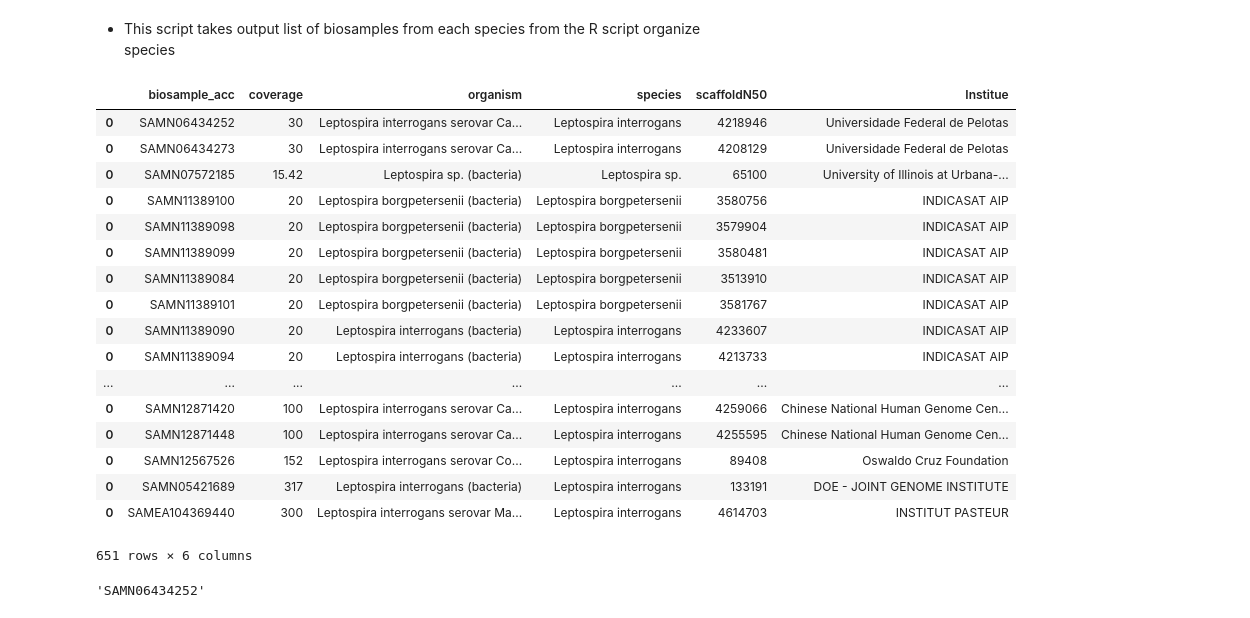
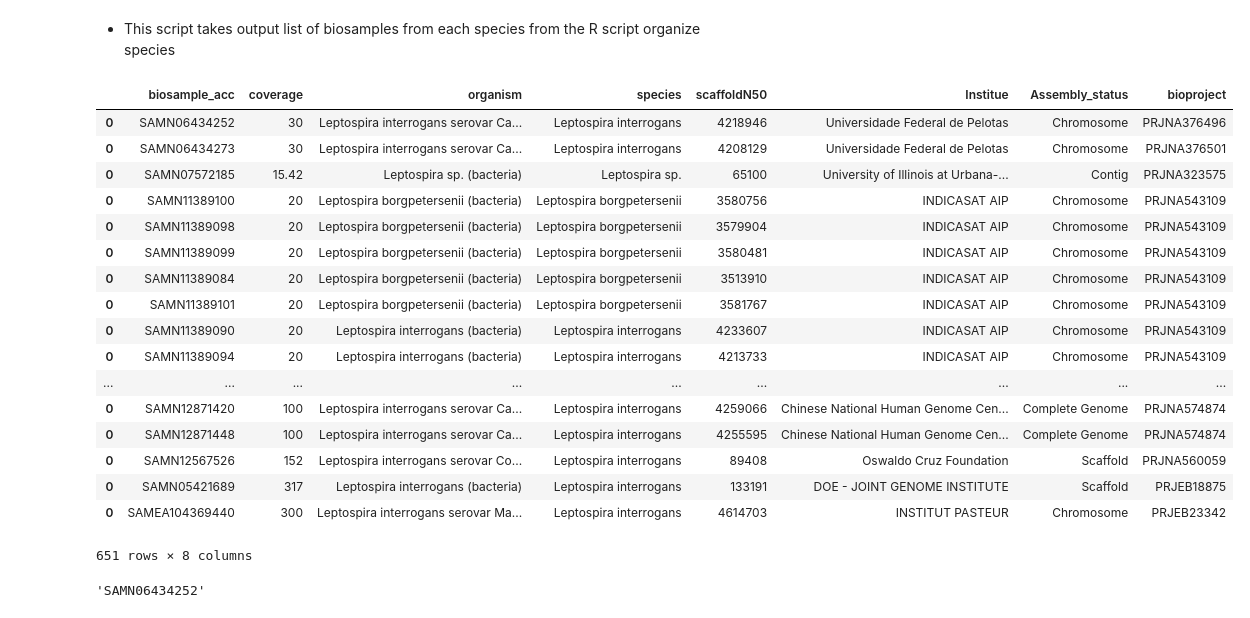
Before and after one commit to salvadorlab/Lepto-Phylogeography, a Jupyter notebook: assemblies_quality.ipynb, the cells around one changed output. Drawn from its saved outputs; the diff is of its cells as text; code cells hidden in the pictures.

```diff
--- a/assemblies_quality.ipynb
+++ b/assemblies_quality.ipynb
@@ -22,45 +22,47 @@ biosamples = biosamples.drop("Sample",1)
 # %%
 # get coverage for each isolate
 path = "/Users/rx32940/Dropbox/5.Rachel-projects/Phylogeography/Lepto_assemblies_V2/ncbi_assemblies/"
 
 # the xml file was fixed by addind a root and heading (one xml can only have one root)
 doc = ET.parse(path + "ncbi_assemblies_full.xml") # xml object, biosample result file downloaded directly from ncbi with all_assemblies list
 
 root = doc.getroot() # get the root element
 
 full_cov = pd.DataFrame()
 for isolate in root.findall("DocumentSummary"):
     acc = isolate.find("BioSampleAccn").text
     cov = isolate.find("Coverage").text
     org = isolate.find("Organism").text
     species = isolate.find("SpeciesName").text
     N50 = isolate.find("ScaffoldN50").text
     inst = isolate.find("SubmitterOrganization").text
+    complete = isolate.find("AssemblyStatus").text
+    proj = isolate.find("GB_BioProjects").find("Bioproj").find("BioprojectAccn").text
 
-    coverage = pd.DataFrame({"biosample_acc":[acc],"coverage":[cov],"organism":[org],"species":[species], "scaffoldN50": [N50], "Institue":[inst]},
-                            columns = ["biosample_acc","coverage","organism","species","scaffoldN50","Institue"])
+    coverage = pd.DataFrame({"biosample_acc":[acc],"coverage":[cov],"organism":[org],"species":[species], "scaffoldN50": [N50], "Institue":[inst], "Assembly_status":[complete],"bioproject":[proj]},
+                            columns = ["biosample_acc","coverage","organism","species","scaffoldN50","Institue","Assembly_status","bioproject"])
     full_cov = full_cov.append(coverage)
 
 full_cov
 # %% [output]
-|  | biosample_acc | coverage | organism | species | scaffoldN50 | Institue |
-| 0 | SAMN06434252 | 30 | Leptospira interrogans serovar Ca... | Leptospira interrogans | 4218946 | Universidade Federal de Pelotas |
-| 0 | SAMN06434273 | 30 | Leptospira interrogans serovar Ca... | Leptospira interrogans | 4208129 | Universidade Federal de Pelotas |
-| 0 | SAMN07572185 | 15.42 | Leptospira sp. (bacteria) | Leptospira sp. | 65100 | University of Illinois at Urbana-... |
-| 0 | SAMN11389100 | 20 | Leptospira borgpetersenii (bacteria) | Leptospira borgpetersenii | 3580756 | INDICASAT AIP |
-| 0 | SAMN11389098 | 20 | Leptospira borgpetersenii (bacteria) | Leptospira borgpetersenii | 3579904 | INDICASAT AIP |
-| 0 | SAMN11389099 | 20 | Leptospira borgpetersenii (bacteria) | Leptospira borgpetersenii | 3580481 | INDICASAT AIP |
-| 0 | SAMN11389084 | 20 | Leptospira borgpetersenii (bacteria) | Leptospira borgpetersenii | 3513910 | INDICASAT AIP |
-| 0 | SAMN11389101 | 20 | Leptospira borgpetersenii (bacteria) | Leptospira borgpetersenii | 3581767 | INDICASAT AIP |
-| 0 | SAMN11389090 | 20 | Leptospira interrogans (bacteria) | Leptospira interrogans | 4233607 | INDICASAT AIP |
-| 0 | SAMN11389094 | 20 | Leptospira interrogans (bacteria) | Leptospira interrogans | 4213733 | INDICASAT AIP |
-| ... | ... | ... | ... | ... | ... | ... |
-| 0 | SAMN12871420 | 100 | Leptospira interrogans serovar Ca... | Leptospira interrogans | 4259066 | Chinese National Human Genome Cen... |
-| 0 | SAMN12871448 | 100 | Leptospira interrogans serovar Ca... | Leptospira interrogans | 4255595 | Chinese National Human Genome Cen... |
-| 0 | SAMN12567526 | 152 | Leptospira interrogans serovar Co... | Leptospira interrogans | 89408 | Oswaldo Cruz Foundation |
-| 0 | SAMN05421689 | 317 | Leptospira interrogans (bacteria) | Leptospira interrogans | 133191 | DOE - JOINT GENOME INSTITUTE |
-| 0 | SAMEA104369440 | 300 | Leptospira interrogans serovar Ma... | Leptospira interrogans | 4614703 | INSTITUT PASTEUR |
+|  | biosample_acc | coverage | organism | species | scaffoldN50 | Institue | Assembly_status | bioproject |
+| 0 | SAMN06434252 | 30 | Leptospira interrogans serovar Ca... | Leptospira interrogans | 4218946 | Universidade Federal de Pelotas | Chromosome | PRJNA376496 |
+| 0 | SAMN06434273 | 30 | Leptospira interrogans serovar Ca... | Leptospira interrogans | 4208129 | Universidade Federal de Pelotas | Chromosome | PRJNA376501 |
+| 0 | SAMN07572185 | 15.42 | Leptospira sp. (bacteria) | Leptospira sp. | 65100 | University of Illinois at Urbana-... | Contig | PRJNA323575 |
+| 0 | SAMN11389100 | 20 | Leptospira borgpetersenii (bacteria) | Leptospira borgpetersenii | 3580756 | INDICASAT AIP | Chromosome | PRJNA543109 |
+| 0 | SAMN11389098 | 20 | Leptospira borgpetersenii (bacteria) | Leptospira borgpetersenii | 3579904 | INDICASAT AIP | Chromosome | PRJNA543109 |
+| 0 | SAMN11389099 | 20 | Leptospira borgpetersenii (bacteria) | Leptospira borgpetersenii | 3580481 | INDICASAT AIP | Chromosome | PRJNA543109 |
+| 0 | SAMN11389084 | 20 | Leptospira borgpetersenii (bacteria) | Leptospira borgpetersenii | 3513910 | INDICASAT AIP | Chromosome | PRJNA543109 |
+| 0 | SAMN11389101 | 20 | Leptospira borgpetersenii (bacteria) | Leptospira borgpetersenii | 3581767 | INDICASAT AIP | Chromosome | PRJNA543109 |
+| 0 | SAMN11389090 | 20 | Leptospira interrogans (bacteria) | Leptospira interrogans | 4233607 | INDICASAT AIP | Chromosome | PRJNA543109 |
+| 0 | SAMN11389094 | 20 | Leptospira interrogans (bacteria) | Leptospira interrogans | 4213733 | INDICASAT AIP | Chromosome | PRJNA543109 |
+| ... | ... | ... | ... | ... | ... | ... | ... | ... |
+| 0 | SAMN12871420 | 100 | Leptospira interrogans serovar Ca... | Leptospira interrogans | 4259066 | Chinese National Human Genome Cen... | Complete Genome | PRJNA574874 |
+| 0 | SAMN12871448 | 100 | Leptospira interrogans serovar Ca... | Leptospira interrogans | 4255595 | Chinese National Human Genome Cen... | Complete Genome | PRJNA574874 |
+| 0 | SAMN12567526 | 152 | Leptospira interrogans serovar Co... | Leptospira interrogans | 89408 | Oswaldo Cruz Foundation | Scaffold | PRJNA560059 |
+| 0 | SAMN05421689 | 317 | Leptospira interrogans (bacteria) | Leptospira interrogans | 133191 | DOE - JOINT GENOME INSTITUTE | Scaffold | PRJEB18875 |
+| 0 | SAMEA104369440 | 300 | Leptospira interrogans serovar Ma... | Leptospira interrogans | 4614703 | INSTITUT PASTEUR | Chromosome | PRJEB23342 |
-651 rows × 6 columns
+651 rows × 8 columns
 # %%
 full_cov
 full_cov.to_csv(path+ "assemblies_coverage.csv")
```
Also changed, not shown: parts of 3 cells of this notebook.
